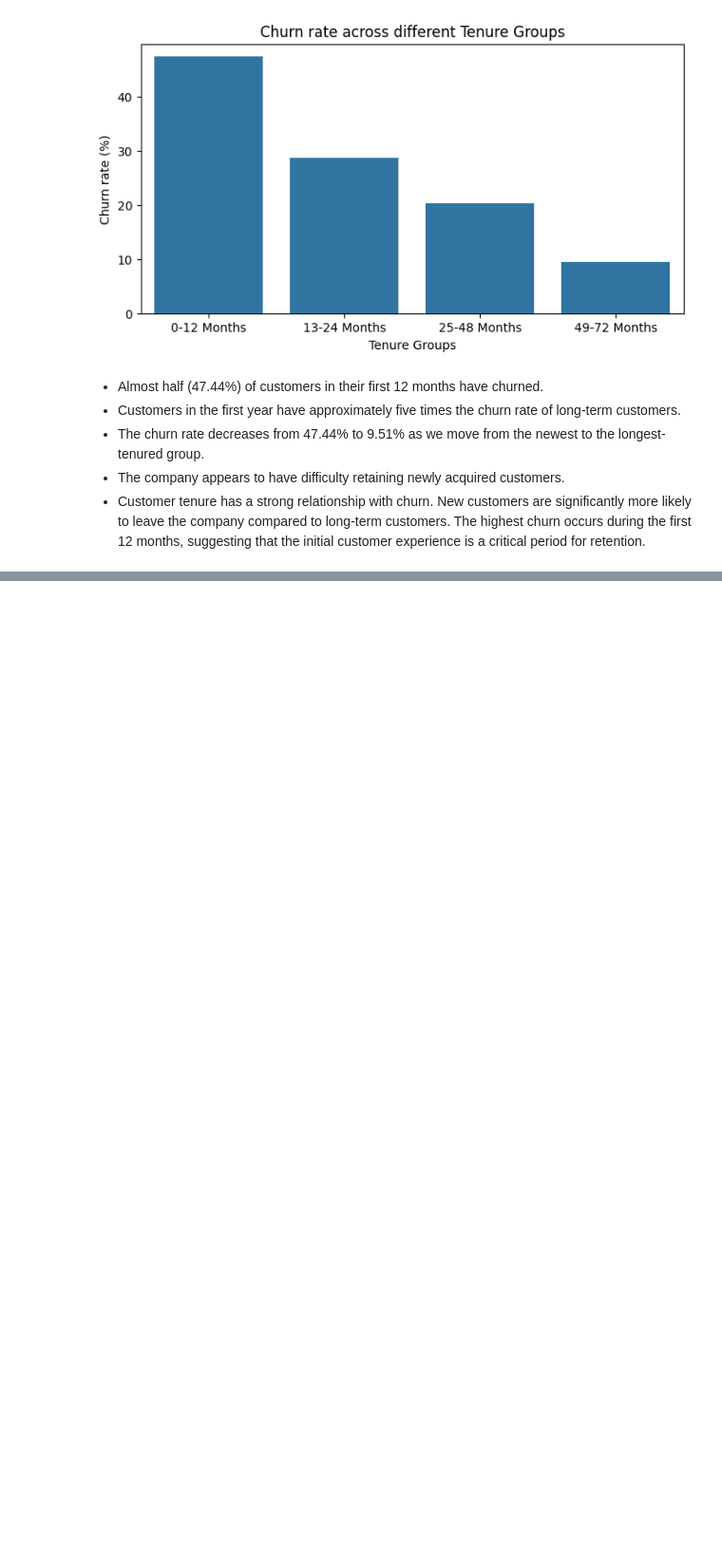
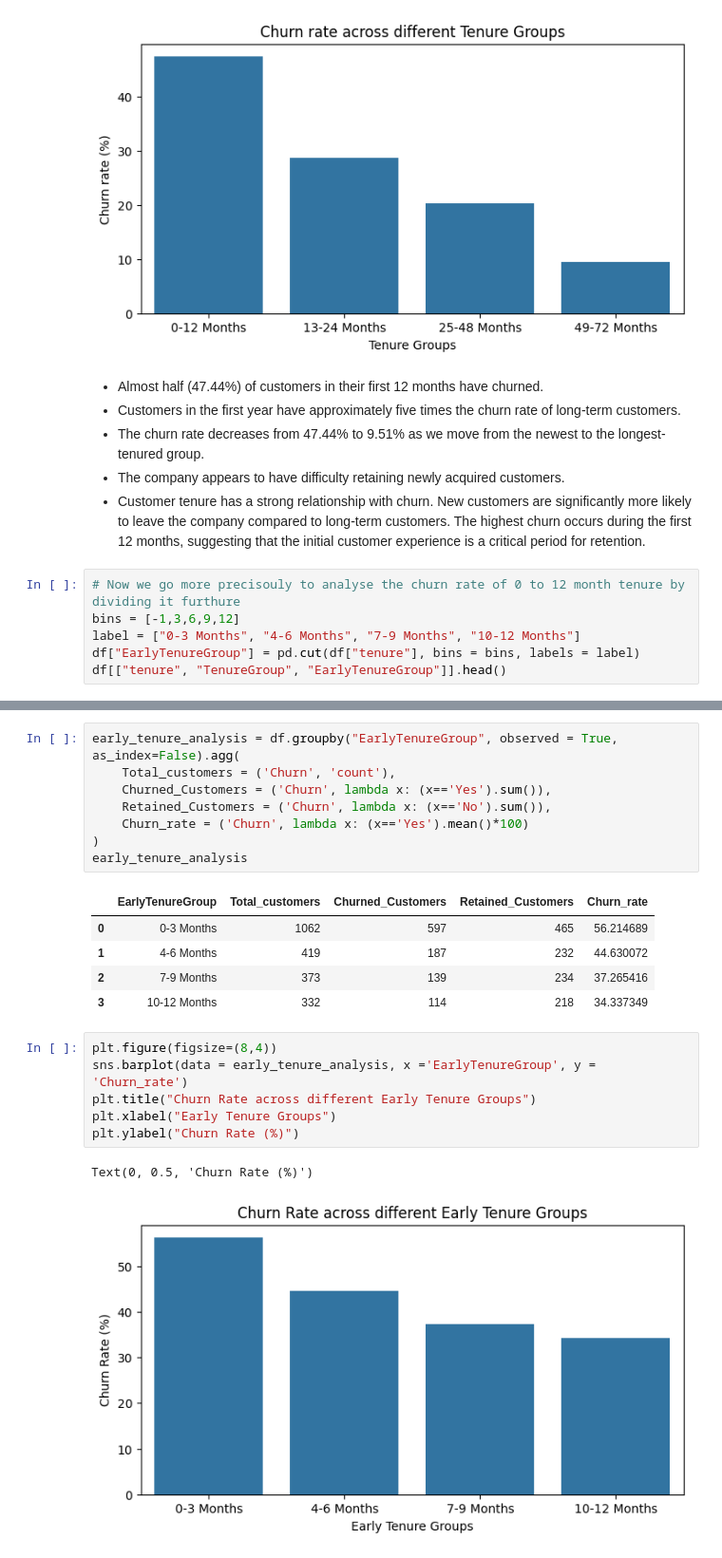
Before and after one commit to dheeraj59/Telco-Customer-Churn-EDA, a Jupyter notebook: eda.ipynb, the cells around one changed output, grey strips where cells are left out. Shown at 95% size. Drawn from its saved outputs; the diff is of its cells as text; blank space fills up the shorter version.

Commit message:
Complete tenure-based Churn analysis

```diff
--- a/eda.ipynb
+++ b/eda.ipynb
@@ -1103,3 +1103,9 @@ Text(0, 0.5, 'Churn rate (%)')
 - The churn rate decreases from 47.44% to 9.51% as we move from the newest to the longest-tenured group.
 - The company appears to have difficulty retaining newly acquired customers.
 - Customer tenure has a strong relationship with churn. New customers are significantly more likely to leave the company compared to long-term customers. The highest churn occurs during the first 12 months, suggesting that the initial customer experience is a critical period for retention.
+# %%
+# Now we go more precisouly to analyse the churn rate of 0 to 12 month tenure by dividing it furthure
+bins = [-1,3,6,9,12]
+label = ["0-3 Months", "4-6 Months", "7-9 Months", "10-12 Months"]
+df["EarlyTenureGroup"] = pd.cut(df["tenure"], bins = bins, labels = label)
+df[["tenure", "TenureGroup", "EarlyTenureGroup"]].head()
@@ -1105,0 +1119,23 @@ Text(0, 0.5, 'Churn rate (%)')
+# %%
+early_tenure_analysis = df.groupby("EarlyTenureGroup", observed = True, as_index=False).agg(
+    Total_customers = ('Churn', 'count'),
+    Churned_Customers = ('Churn', lambda x: (x=='Yes').sum()),
+    Retained_Customers = ('Churn', lambda x: (x=='No').sum()),
+    Churn_rate = ('Churn', lambda x: (x=='Yes').mean()*100)
+)
+early_tenure_analysis
+# %% [output]
+|  | EarlyTenureGroup | Total_customers | Churned_Customers | Retained_Customers | Churn_rate |
+| 0 | 0-3 Months | 1062 | 597 | 465 | 56.214689 |
+| 1 | 4-6 Months | 419 | 187 | 232 | 44.630072 |
+| 2 | 7-9 Months | 373 | 139 | 234 | 37.265416 |
+| 3 | 10-12 Months | 332 | 114 | 218 | 34.337349 |
+# %%
+plt.figure(figsize=(8,4))
+sns.barplot(data = early_tenure_analysis, x ='EarlyTenureGroup', y = 'Churn_rate')
+plt.title("Churn Rate across different Early Tenure Groups")
+plt.xlabel("Early Tenure Groups")
+plt.ylabel("Churn Rate (%)")
+# %% [output]
+Text(0, 0.5, 'Churn Rate (%)')
+[figure, added]
```
Also changed, not shown: parts of 2 cells of this notebook.
